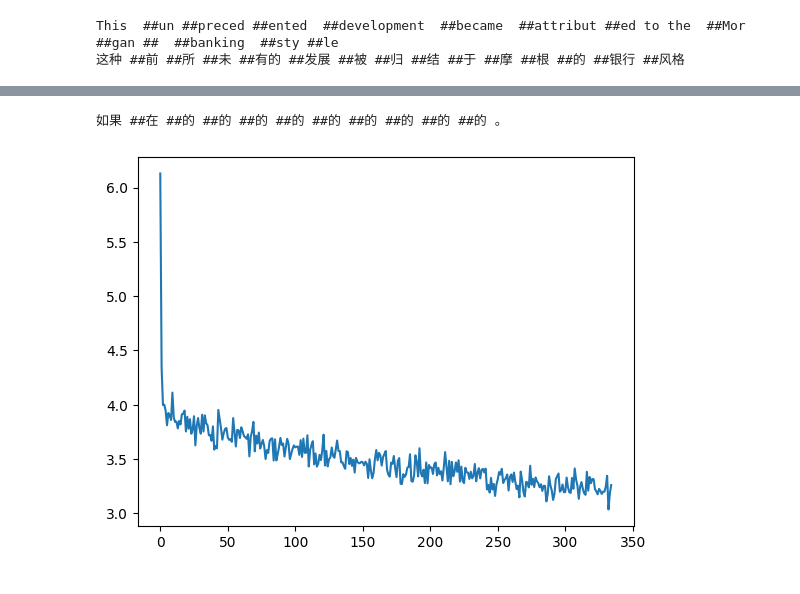
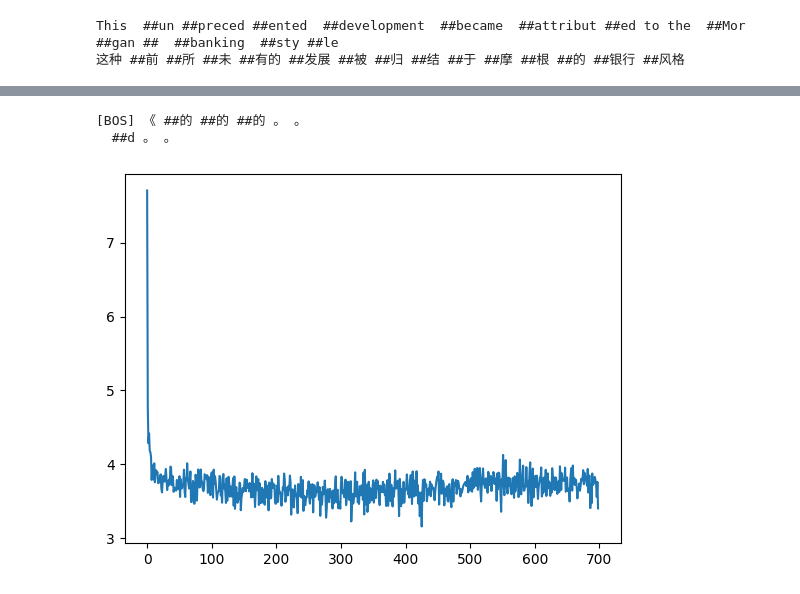
Before and after one commit to KarisAya/NeuralNetwork, a Jupyter notebook: codes/AttentionRNN/AttentionRNN.ipynb, the cells around one changed output, grey strips where cells are left out. Cells and saved outputs as stored; diff of their text form; code cells hidden in the pictures.

```diff
--- a/codes/AttentionRNN/AttentionRNN.ipynb
+++ b/codes/AttentionRNN/AttentionRNN.ipynb
@@ -181,6 +159,6 @@ class EN_to_ZH(torch.nn.Module):
 # %%
 # 初始化模型
-model = EN_to_ZH(en_tokenizer, zh_tokenizer, emb_size=128, hidden_size=128, num_layers=2, dropout=0.1)
-model.to(DEVICE)
-print(model.translate("hello world"))
+model_EDM = EDM(en_tokenizer, zh_tokenizer, emb_size=128, hidden_size=128, num_layers=2, dropout=0.1)
+model_EDM.to(DEVICE)
+print(model_EDM.translate("hello world"))
 # %% [output]
@@ -187,0 +246,5 @@ print(model.translate("hello world"))
+# %%
+# 初始化模型
+model_AttentionEDM = AttentionEDM(en_tokenizer, zh_tokenizer, emb_size=128, hidden_size=128, num_layers=2, dropout=0.1)
+model_AttentionEDM.to(DEVICE)
+print(model_AttentionEDM.translate("hello world"))
@@ -219,12 +318,14 @@ Average Loss: 3.2407
 # %%
-print(model.translate("This unpreced ented development became attributed to th Morgan banking style"))
+print(model_EDM.translate("hello world"))
+print(model_AttentionEDM.translate("hello world"))
 # 效果并不好（
 # %% [output]
-如果 ##在 ##的 ##的 ##的 ##的 ##的 ##的 ##的 ##的 ##的 。
+[BOS] 《 ##的 ##的 ##的 。 。
+  ##d 。 。
 # %%
 import matplotlib.pyplot as plt
 
-plt.plot(torch.tensor(lossi[: len(lossi) // 50 * 50]).view(-1, 50).mean(dim=-1))
+plt.plot(torch.tensor(lossi_EDM[: len(lossi_EDM) // 20 * 20]).view(-1, 20).mean(dim=-1))
 plt.show()
 # %% [output]
-[figure, old version]
+[figure, new version]
```
Also changed, not shown: parts of 9 cells of this notebook.
